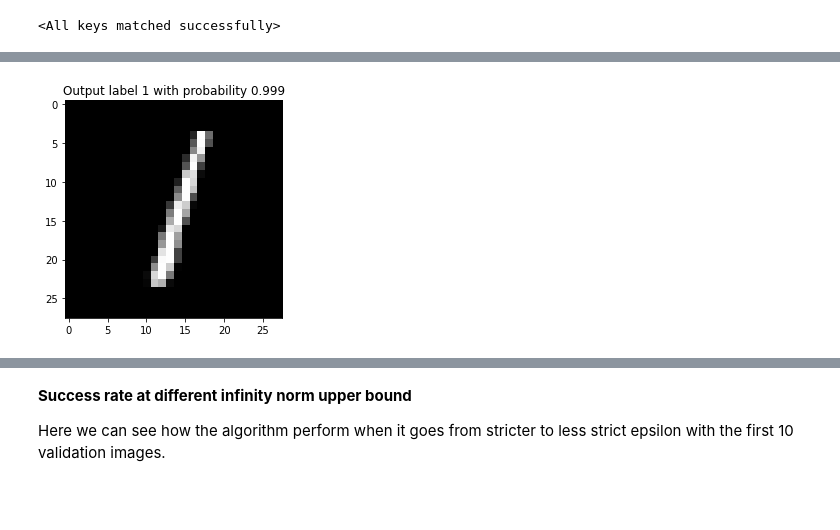
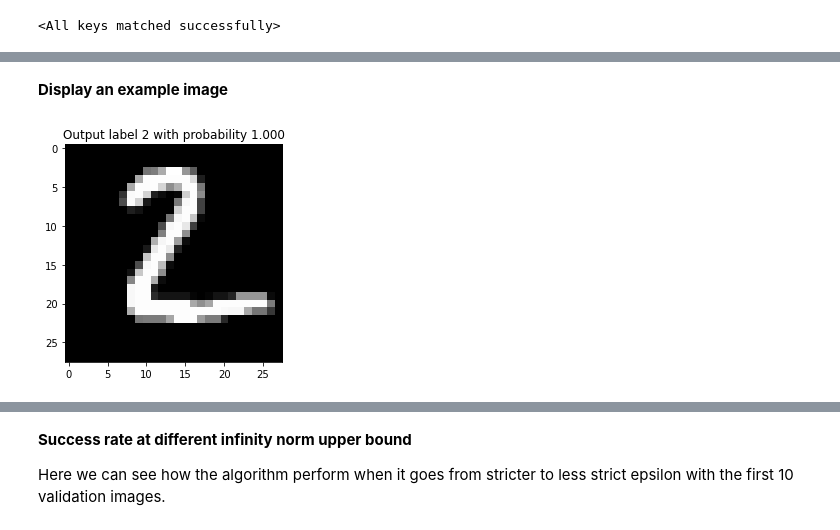
Before and after one commit to f-grimaldi/AdvAttack, a Jupyter notebook: AttackMNIST_ZOO.ipynb, the cells around one changed output, grey strips where cells are left out. Saved outputs shown, nothing was run; the diff lists cells and outputs as text; code cells hidden in the pictures; blank space fills up the shorter version.

```diff
--- a/AttackMNIST_ZOO.ipynb
+++ b/AttackMNIST_ZOO.ipynb
@@ -105,15 +100,16 @@ In reality it seems that $\alpha_{k}$ could be set much higher (e.g. 0.5)  and $
+# %% [markdown]
+**Display an example image** <br>
 # %%
-### Get an input used as test
 for batch in test:
     X, y = batch[0].to(device), batch[1].to(device)
     break
 
 net.eval()
-img_orig = X[2].cpu().numpy()
-out_orig = nn.Softmax(dim=1)(net(X[2].reshape(1, 1, 28, 28)))
+img_orig = X[1].cpu().numpy()
+out_orig = nn.Softmax(dim=1)(net(X[1].reshape(1, 1, 28, 28)))
 plt.imshow(np.transpose(img_orig, (1, 2, 0)).reshape(28, 28), cmap='gray')
 original_label = torch.argmax(out_orig).item()
 plt.title('Output label {} with probability {:.3f}'.format(original_label, float(out_orig[0, original_label])))
 plt.show()
 # %% [output]
-[figure, old version]
+[figure, new version]
```
Also changed, not shown: parts of 18 cells of this notebook, 3 other files.
